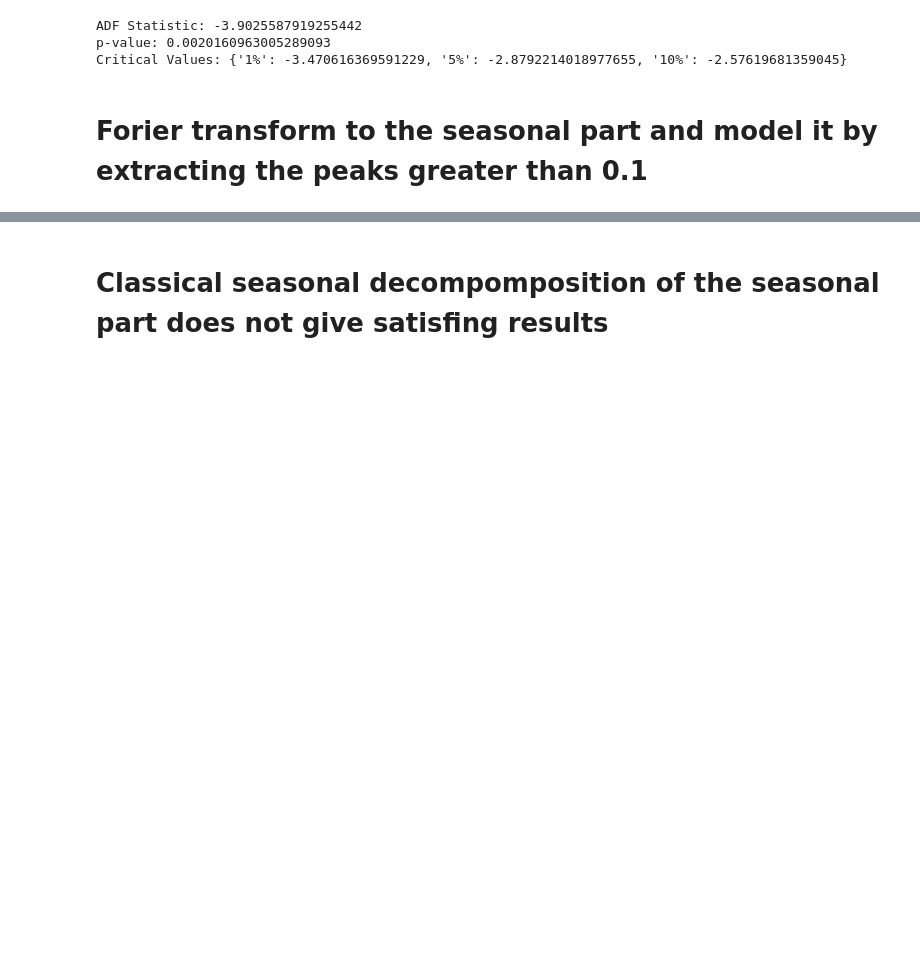
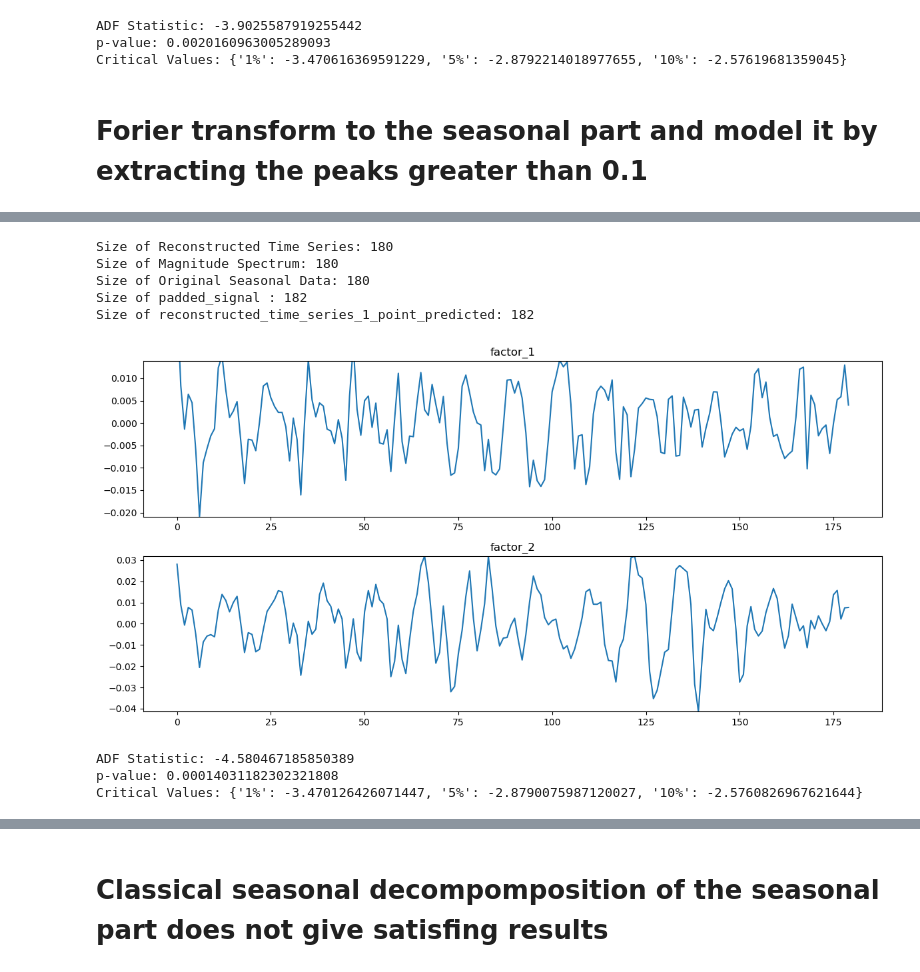
Before and after one commit to IshtaJayakody/Analyzing-and-predicting-the-volatile-market-patterns-for-trading, a Jupyter notebook: Notebooks_time_series/Auto_ARIMA.ipynb, the cells around one changed output, grey strips where cells are left out. Drawn from its saved outputs; the diff is of its cells as text; code cells hidden in the pictures; blank space fills up the shorter version.

```diff
--- a/Notebooks_time_series/Auto_ARIMA.ipynb
+++ b/Notebooks_time_series/Auto_ARIMA.ipynb
@@ -446,0 +269,3 @@ plt.show()
+# %%
+# Find peaks in the magnitude spectrum
+peaks, _ = find_peaks(magnitude_spectrum, height=0.05)
@@ -446,0 +292,4 @@ plt.show()
+# %%
+# Filter peaks based on certain criteria
+filtered_peaks = [p for p in peaks if magnitude_spectrum[p] > 0.05]
+filtered_peaks
@@ -446,0 +393,65 @@ plt.show()
+# %%
+# Size of reconstructed_time_series
+size_reconstructed_time_series = len(reconstructed_time_series)
+print("Size of Reconstructed Time Series:", size_reconstructed_time_series)
+
+# Size of magnitude_spectrum
+size_magnitude_spectrum = len(magnitude_spectrum)
+print("Size of Magnitude Spectrum:", size_magnitude_spectrum)
+
+# Size of seasonal_for_fourier
+size_seasonal_for_fourier = len(seasonal_for_fourier)
+print("Size of Original Seasonal Data:", size_seasonal_for_fourier)
+
+# Size of seasonal_for_fourier
+size_padded_signal = len(padded_signal)
+print("Size of padded_signal :", size_padded_signal)
+
+# Size of seasonal_for_fourier
+size_reconstructed_time_series_1_point_predicted = len(reconstructed_time_series_1_point_predicted)
+print("Size of reconstructed_time_series_1_point_predicted:", size_reconstructed_time_series_1_point_predicted)
+# %% [output]
+Size of Reconstructed Time Series: 180
+Size of Magnitude Spectrum: 180
+Size of Original Seasonal Data: 180
+Size of padded_signal : 182
+Size of reconstructed_time_series_1_point_predicted: 182
+# %%
+# Make sure both arrays have the same length (up to the 180th point)
+reconstructed_time_series_1_point_predicted_to_get_factor = reconstructed_time_series_1_point_predicted[:len(seasonal_for_fourier)]
+
+# Divide each element of seasonal_for_fourier by the corresponding element of reconstructed_time_series
+factor_1 = seasonal_for_fourier - reconstructed_time_series
+
+# Divide each element of seasonal_for_fourier by the corresponding element of size_reconstructed_time_series_1_point_predicted
+factor_2 = seasonal_for_fourier - reconstructed_time_series_1_point_predicted_to_get_factor
+# %%
+# Plot the results
+plt.figure(figsize=(12, 6))
+
+plt.subplot(2, 1, 1)
+plt.plot(factor_1)
+plt.title('factor_1')
+plt.ylim(min(factor_1), max(factor_1)/2)  # Set y-axis limits
+
+plt.subplot(2, 1, 2)
+plt.plot(factor_2)
+plt.title('factor_2')
+plt.ylim(min(factor_2), max(factor_2))  # Set y-axis limits
+
+plt.tight_layout()
+plt.show()
+# %% [output]
+[figure, added]
+# %%
+# Perform Augmented Dickey-Fuller test
+result = adfuller(factor_1)
+
+# Extract and print the results
+print('ADF Statistic:', result[0])
+print('p-value:', result[1])
+print('Critical Values:', result[4])
+# %% [output]
+ADF Statistic: -4.580467185850389
+p-value: 0.00014031182302321808
+Critical Values: {'1%': -3.470126426071447, '5%': -2.8790075987120027, '10%': -2.5760826967621644}
```
Also changed, not shown: parts of 25 cells of this notebook.
